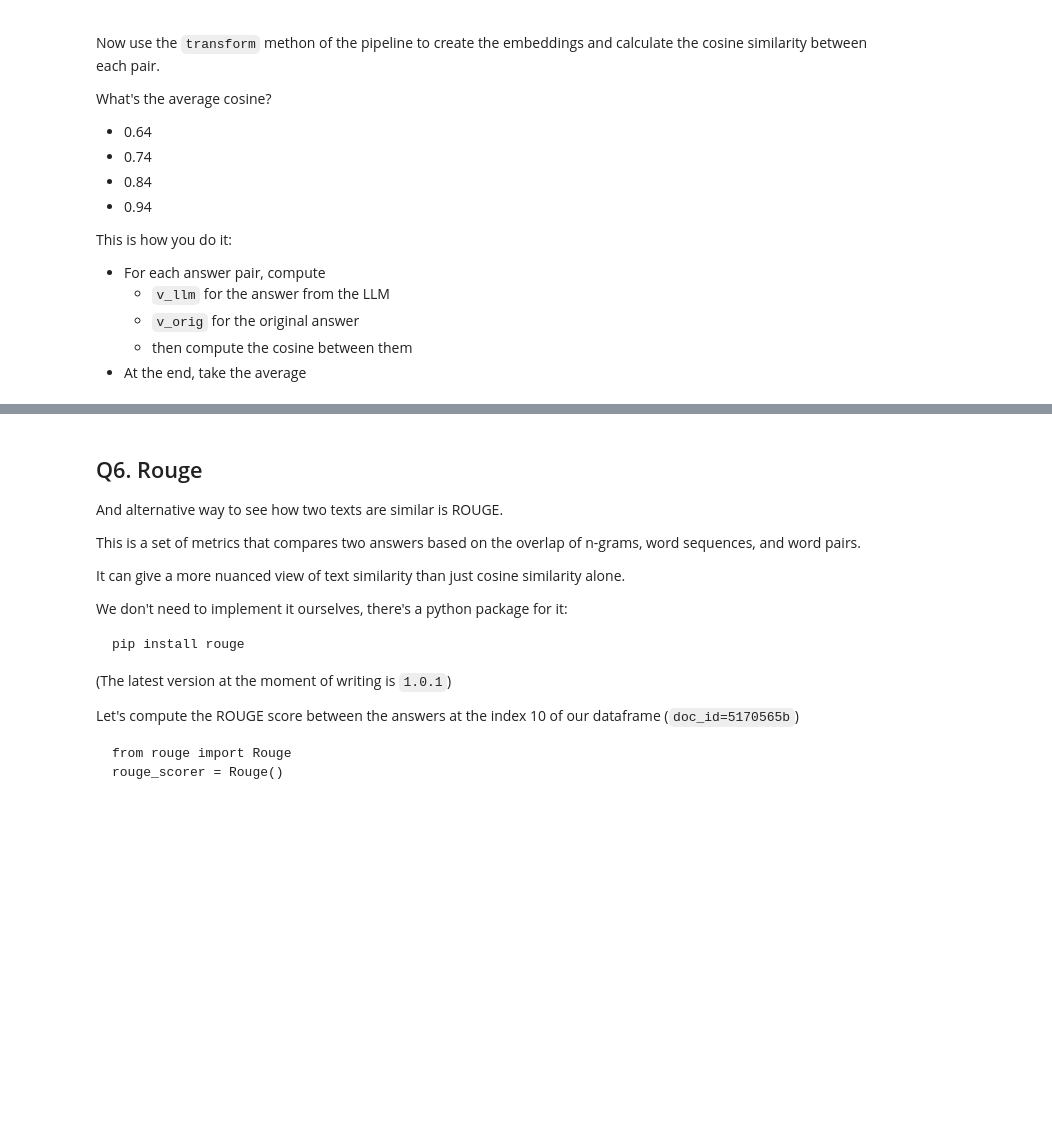
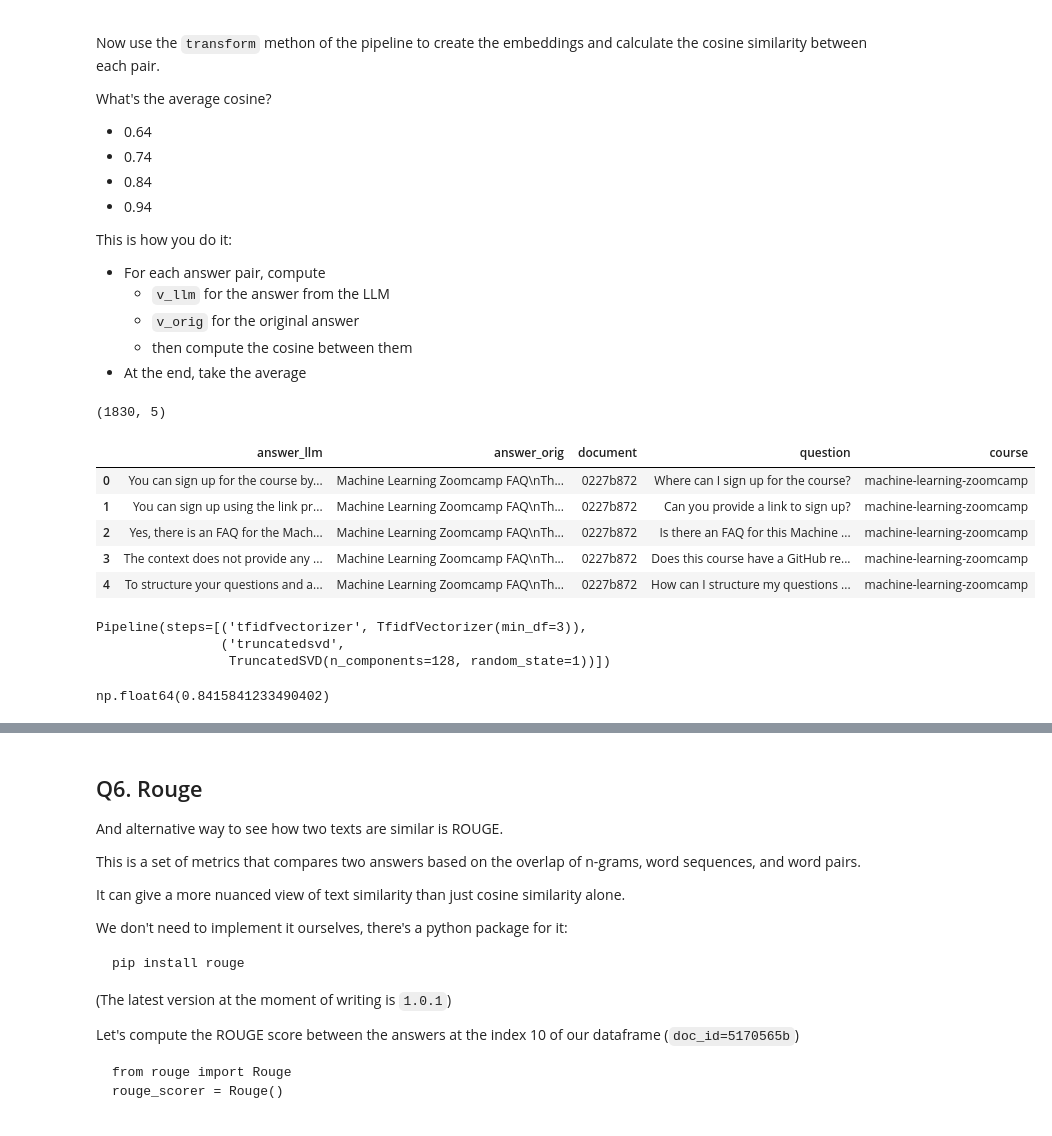
Before and after one commit to 3d150n-marc3l0/llm-zoomcamp-2025, a Jupyter notebook: 03-evaluation/homework.ipynb, the cells around one changed output, grey strips where cells are left out. Drawn from its saved outputs; the diff is of its cells as text; code cells hidden in the pictures; blank space fills up the shorter version.

Commit message:
Add questions 3 and 6

```diff
--- a/03-evaluation/homework.ipynb
+++ b/03-evaluation/homework.ipynb
@@ -581,0 +672,16 @@ This is how you do it:
+# %%
+results_url = url_prefix + 'rag_evaluation/data/results-gpt4o-mini.csv'
+df_results = pd.read_csv(results_url)
+# %%
+df_results.shape
+# %% [output]
+(1830, 5)
+# %%
+df_results.head(5)
+# %% [output]
+|  | answer_llm | answer_orig | document | question | course |
+| 0 | You can sign up for the course by... | Machine Learning Zoomcamp FAQ\nTh... | 0227b872 | Where can I sign up for the course? | machine-learning-zoomcamp |
+| 1 | You can sign up using the link pr... | Machine Learning Zoomcamp FAQ\nTh... | 0227b872 | Can you provide a link to sign up? | machine-learning-zoomcamp |
+| 2 | Yes, there is an FAQ for the Mach... | Machine Learning Zoomcamp FAQ\nTh... | 0227b872 | Is there an FAQ for this Machine ... | machine-learning-zoomcamp |
+| 3 | The context does not provide any ... | Machine Learning Zoomcamp FAQ\nTh... | 0227b872 | Does this course have a GitHub re... | machine-learning-zoomcamp |
+| 4 | To structure your questions and a... | Machine Learning Zoomcamp FAQ\nTh... | 0227b872 | How can I structure my questions ... | machine-learning-zoomcamp |
@@ -581,0 +693,6 @@ This is how you do it:
+# %%
+pipeline.fit(df_results.answer_llm + ' ' + df_results.answer_orig + ' ' + df_results.question)
+# %% [output]
+Pipeline(steps=[('tfidfvectorizer', TfidfVectorizer(min_df=3)),
+                ('truncatedsvd',
+                 TruncatedSVD(n_components=128, random_state=1))])
@@ -581,0 +705,4 @@ This is how you do it:
+# %%
+avg_cos
+# %% [output]
+np.float64(0.8415841233490402)
```
Also changed, not shown: parts of 21 cells of this notebook.
